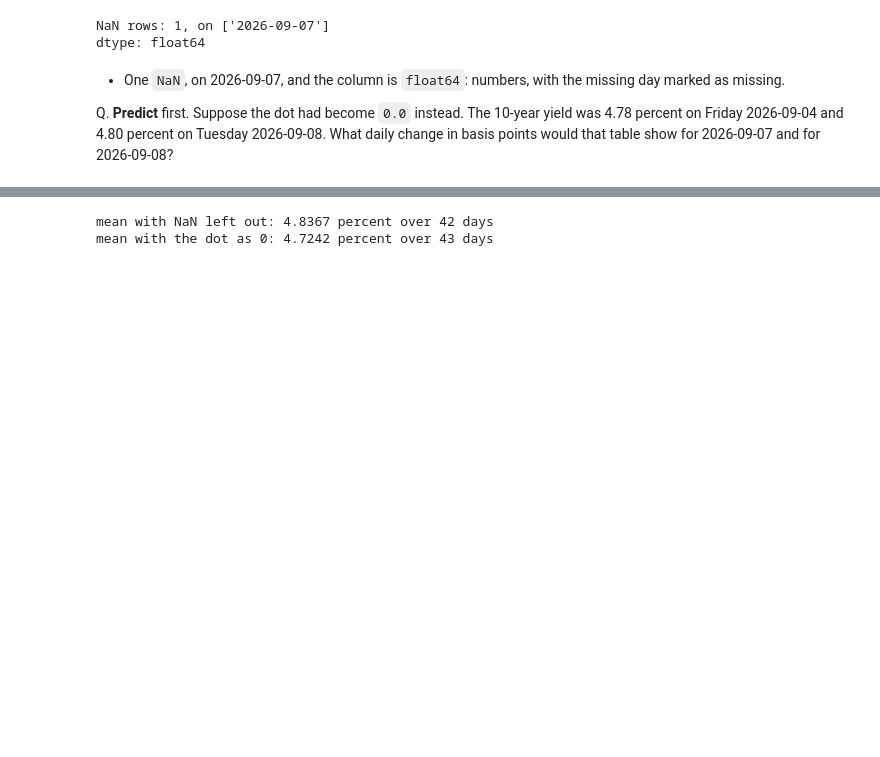
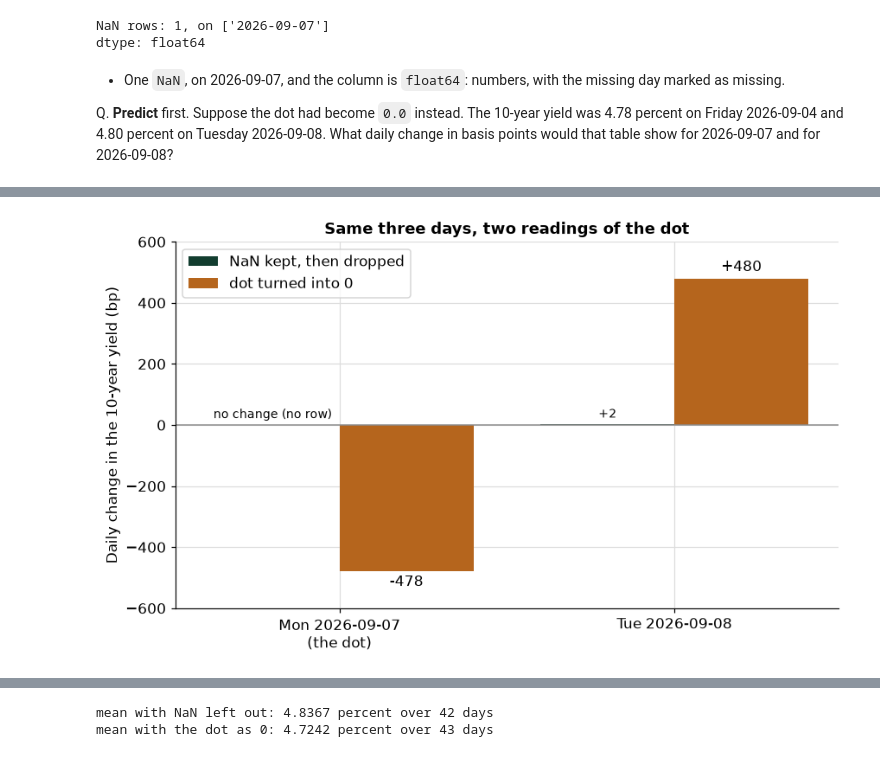
Before and after one commit to lenamonj/python-fixed-income, a Jupyter notebook: course3_market_data/week1/day2/02_json_and_the_fred_api.ipynb, the cells around one changed output, grey strips where cells are left out. Cells and saved outputs as stored; diff of their text form; code cells hidden in the pictures; blank space fills up the shorter version.

```diff
--- a/course3_market_data/week1/day2/02_json_and_the_fred_api.ipynb
+++ b/course3_market_data/week1/day2/02_json_and_the_fred_api.ipynb
@@ -1101,0 +1226,21 @@ Q. And the average 10-year yield over the sample?
+# %%
+# the changes of the two versions on the two days after Friday, as bars in basis points
+days_after = ["2026-09-07", "2026-09-08"]
+x = range(len(days_after))
+fig, ax = plt.subplots()
+# a NaN change has no bar to draw, so it is drawn as 0 and labelled "no change"
+right_values = table.loc[days_after, "change (bp)"]
+right_bars = ax.bar([i - 0.2 for i in x], right_values.fillna(0.0), width=0.4, label="NaN kept, then dropped")
+wrong_bars = ax.bar([i + 0.2 for i in x], table.loc[days_after, "change if 0 (bp)"], width=0.4, color="#b5651d", label="dot turned into 0")
+ax.set_axisbelow(True)
+ax.bar_label(right_bars, labels=["no change (no row)" if pd.isna(v) else f"{v:+.0f}" for v in right_values], padding=3, fontsize=9)
+ax.bar_label(wrong_bars, fmt="%+.0f", padding=3)
+ax.axhline(0, color="#8c8c8c", linewidth=1)
+ax.set_xticks(list(x), ["Mon 2026-09-07\n(the dot)", "Tue 2026-09-08"])
+ax.set_ylim(-600, 600)
+ax.set_ylabel("Daily change in the 10-year yield (bp)")
+ax.set_title("Same three days, two readings of the dot")
+ax.legend(loc="upper left")
+plt.show()
+# %% [output]
+[figure, added]
```
Also changed, not shown: parts of 28 cells of this notebook, 2 other files.
